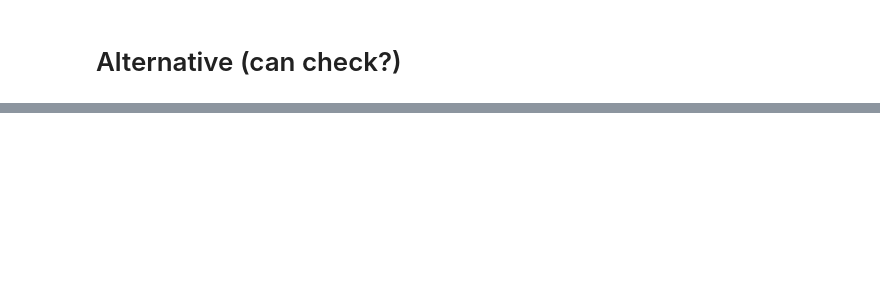
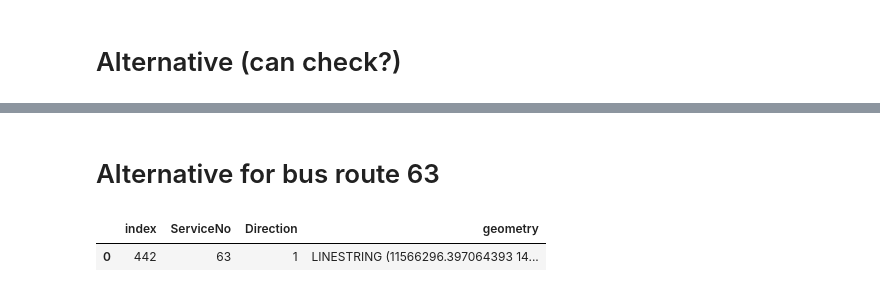
Before and after one commit to Yutingggggggg/dsa4264_geospatial, a Jupyter notebook: workingfiles/visualisation.ipynb, the cells around one changed output, grey strips where cells are left out. Cells and saved outputs as stored; diff of their text form; code cells hidden in the pictures; blank space fills up the shorter version.

```diff
--- a/workingfiles/visualisation.ipynb
+++ b/workingfiles/visualisation.ipynb
@@ -427,0 +958,8 @@ overlap_map
+# %% [markdown]
+# Alternative for bus route 63
+# %%
+bus_route_63 = bus_routes_combined[bus_routes_combined["ServiceNo"] == "63"].reset_index()
+bus_route_63
+# %% [output]
+|  | index | ServiceNo | Direction | geometry |
+| 0 | 442 | 63 | 1 | LINESTRING (11566296.397064393 14... |
```
Also changed, not shown: parts of 35 cells of this notebook.
